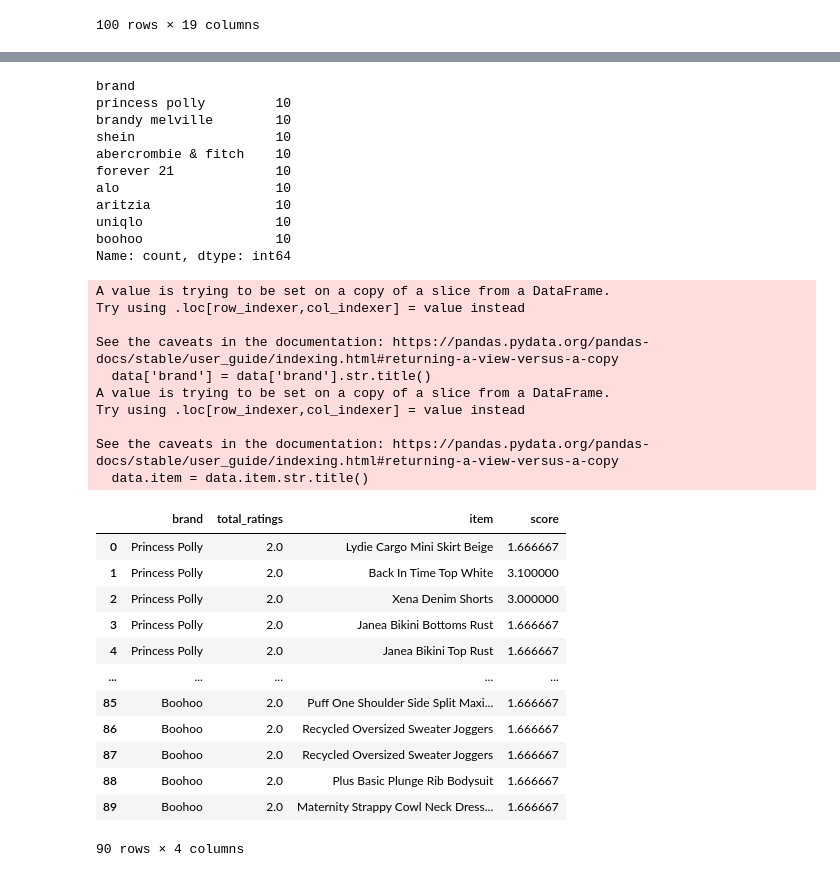
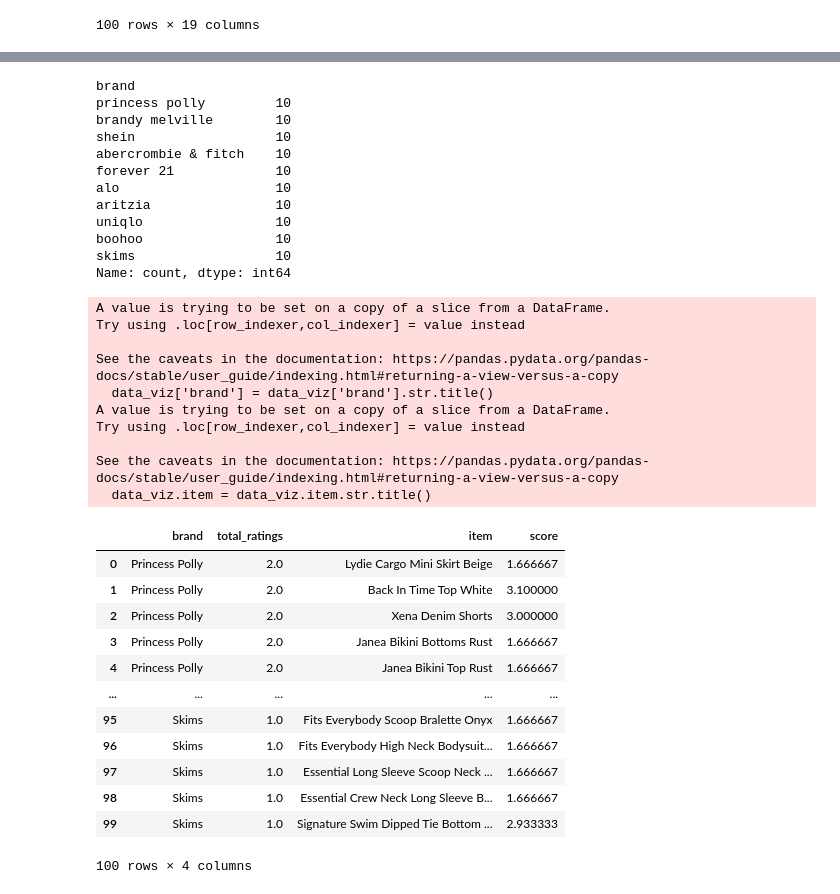
Before and after one commit to meganjchiang/fashionfootprint, a Jupyter notebook: code/jasmines-midterm-vis.ipynb, the cells around one changed output, grey strips where cells are left out. Saved outputs shown, nothing was run; the diff lists cells and outputs as text; code cells hidden in the pictures.

```diff
--- a/code/jasmines-midterm-vis.ipynb
+++ b/code/jasmines-midterm-vis.ipynb
@@ -772,0 +763,8 @@ avg_ratings_brands
+# %%
+data = {
+    'brand': ['princess polly', 'brandy melville', 'shein', 'abercrombie & fitch', 'forever 21', 'alo', 'aritzia', 'uniqlo', 'boohoo', 'skims'],
+    'total_ratings': [2.0, 1.0, 1.0, 2.0, 1.0, 1.0, 2.0, 3.0, 2.0, 1.0]
+}
+
+data = pd.DataFrame(data)
+data
@@ -805,11 +815,11 @@ df_scores_brands
 # %%
 df_scores_brands.rename(columns={'source': 'brand'}, inplace=True)
 # %%
-merged_df = pd.merge(avg_ratings_brands, df_scores_brands, on="brand", how="inner")
+merged_df = pd.merge(data, df_scores_brands, on="brand", how="inner")
 
 
-data = merged_df[["brand", "total_ratings", "item", "score"]]
-data.brand.value_counts()
+data_viz = merged_df[["brand", "total_ratings", "item", "score"]]
+data_viz.brand.value_counts()
 # %% [output]
 brand
 princess polly         10
@@ -821,33 +831,34 @@ alo                    10
 aritzia                10
 uniqlo                 10
 boohoo                 10
+skims                  10
 Name: count, dtype: int64
 # %%
-data['brand'] = data['brand'].str.title()
-data.item = data.item.str.title()
-data
+data_viz['brand'] = data_viz['brand'].str.title()
+data_viz.item = data_viz.item.str.title()
+data_viz
 # %% [output]
 A value is trying to be set on a copy of a slice from a DataFrame.
 Try using .loc[row_indexer,col_indexer] = value instead
 
 See the caveats in the documentation: https://pandas.pydata.org/pandas-docs/stable/user_guide/indexing.html#returning-a-view-versus-a-copy
-  data['brand'] = data['brand'].str.title()
+  data_viz['brand'] = data_viz['brand'].str.title()
 A value is trying to be set on a copy of a slice from a DataFrame.
 Try using .loc[row_indexer,col_indexer] = value instead
 
 See the caveats in the documentation: https://pandas.pydata.org/pandas-docs/stable/user_guide/indexing.html#returning-a-view-versus-a-copy
-  data.item = data.item.str.title()
+  data_viz.item = data_viz.item.str.title()
 |  | brand | total_ratings | item | score |
 | 0 | Princess Polly | 2.0 | Lydie Cargo Mini Skirt Beige | 1.666667 |
 | 1 | Princess Polly | 2.0 | Back In Time Top White | 3.100000 |
 | 2 | Princess Polly | 2.0 | Xena Denim Shorts | 3.000000 |
 | 3 | Princess Polly | 2.0 | Janea Bikini Bottoms Rust | 1.666667 |
 | 4 | Princess Polly | 2.0 | Janea Bikini Top Rust | 1.666667 |
 | ... | ... | ... | ... | ... |
-| 85 | Boohoo | 2.0 | Puff One Shoulder Side Split Maxi... | 1.666667 |
-| 86 | Boohoo | 2.0 | Recycled Oversized Sweater Joggers | 1.666667 |
-| 87 | Boohoo | 2.0 | Recycled Oversized Sweater Joggers | 1.666667 |
-| 88 | Boohoo | 2.0 | Plus Basic Plunge Rib Bodysuit | 1.666667 |
-| 89 | Boohoo | 2.0 | Maternity Strappy Cowl Neck Dress... | 1.666667 |
+| 95 | Skims | 1.0 | Fits Everybody Scoop Bralette Onyx | 1.666667 |
+| 96 | Skims | 1.0 | Fits Everybody High Neck Bodysuit... | 1.666667 |
+| 97 | Skims | 1.0 | Essential Long Sleeve Scoop Neck ... | 1.666667 |
+| 98 | Skims | 1.0 | Essential Crew Neck Long Sleeve B... | 1.666667 |
+| 99 | Skims | 1.0 | Signature Swim Dipped Tie Bottom ... | 2.933333 |
-90 rows × 4 columns
+100 rows × 4 columns
 # %%
```
Also changed, not shown: parts of 15 cells of this notebook, 2 other files.
